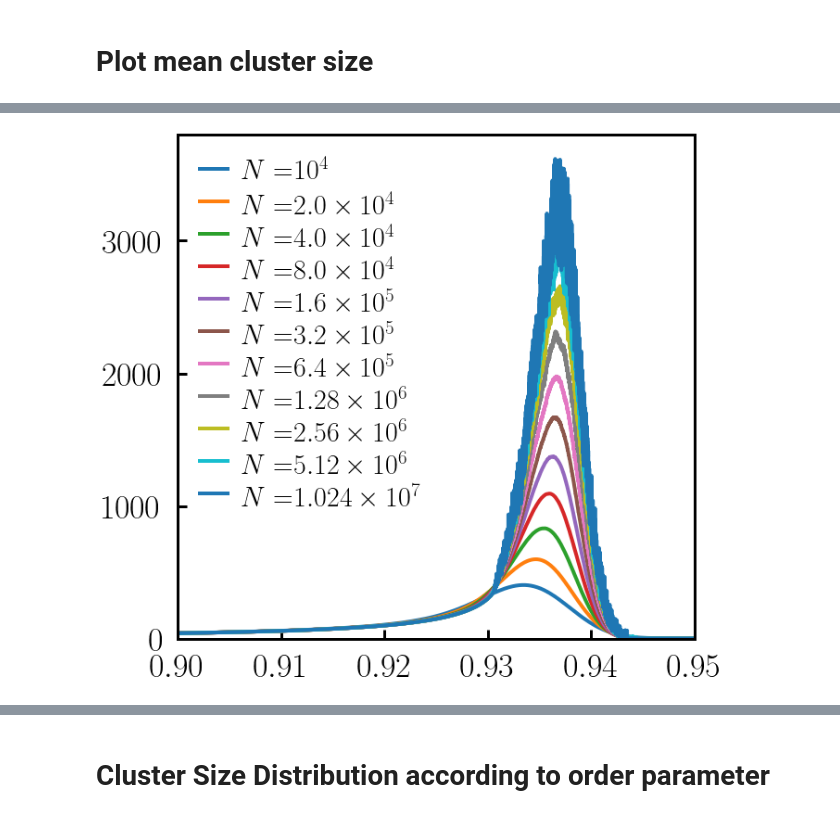
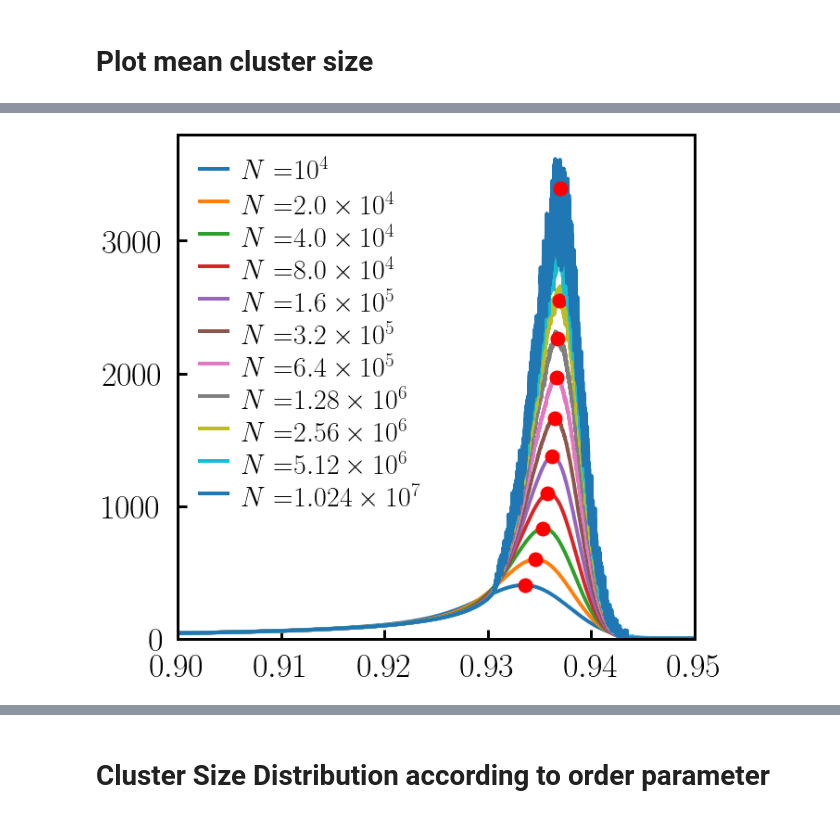
Before and after one commit to hoyunchoi/mBFW-Git, a Jupyter notebook: main-plot.ipynb, the cells around one changed output, grey strips where cells are left out. Cells and saved outputs as stored; diff of their text form; code cells hidden in the pictures.

```diff
--- a/main-plot.ipynb
+++ b/main-plot.ipynb
@@ -25,7 +26,8 @@ meanClusterSize = {}
 meanClusterSize_trial = {}
 orderParameter = {}
 orderParameter_trial = {}
-inflection = {}
+t_a = {}
+t_c = {}
 orderParameterVariance = {}
 orderParameterVariance_trial = {}
 # %%
@@ -116,0 +156,22 @@ plt.show()
+# %%
+_, ax = plt.subplots(figsize = (10,10))
+acceptanceThreshold = 0.5
+
+x = networkSizeList
+y = []
+for networkSize in networkSizeList:
+    y.append(0.93712-t_c[networkSize, acceptanceThreshold][0])
+
+ax.plot(x,y ,'o-')
+
+
+fitX, fitY, tau, residual = logFit(x,y, offset=0)
+ax.plot(fitX, fitY, 'k--')
+print(tau, residual)
+# ax.text(1.5,1e-3, latexFloat(-1*tau,2), fontsize=50)
+
+
+ax.set_xscale('log')
+ax.set_yscale('log')
+
+plt.show()
@@ -119,22 +218,26 @@ plt.show()
 # %%
 _, ax = plt.subplots(figsize = (10,10))
+acceptanceThreshold = 0.5
 
-acceptanceThreshold = 0.5
+
+t_c_mcs = {}
 xlim = [0.9, 0.95]
+xlim_fit = [0.9335,0.939]
+
 for networkSize in networkSizeList:
-# for networkSize in [1.28e6]:
-    start = int(xlim[0] * networkSize)
-    end = int(xlim[1] * networkSize)
-    mcs = meanClusterSize[networkSize, acceptanceThreshold][start:end]
-    t = time[networkSize][start:end]
-    ax.plot(t, mcs, label = latexString("N=") + latexSci(networkSize))
+    plot_index = int(xlim[0] * networkSize),int(xlim[1] * networkSize)
+    fit_index = int(xlim_fit[0] * networkSize), int(xlim_fit[1] * networkSize)
+    mcs = meanClusterSize[networkSize, acceptanceThreshold]
+    t = time[networkSize]
+    ax.plot(t[plot_index[0]:plot_index[1]], mcs[plot_index[0]:plot_index[1]], label = latexString("N=") + latexSci(networkSize))
+    ax.plot(t_c[networkSize, acceptanceThreshold][2], mcs[int(networkSize*t_c[networkSize, acceptanceThreshold][2])], 'ro')
 
 
 ax.set_xlim(xlim)
 ax.set_ylim(bottom = 0)
-
 ax.legend(loc = "upper left", fontsize = 30)
 
+
 plt.show()
 # %% [output]
-[figure, old version]
+[figure, new version]
```
Also changed, not shown: parts of 7 cells of this notebook, 5 other files.
